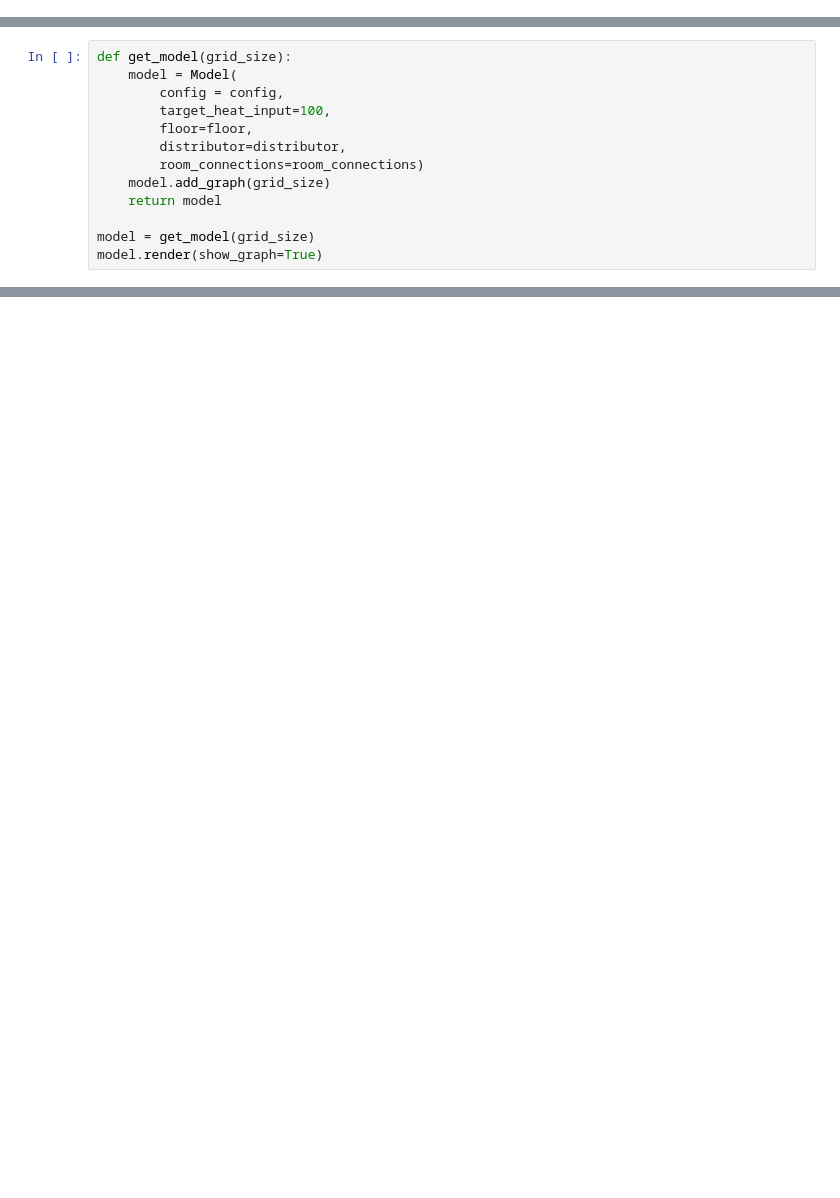
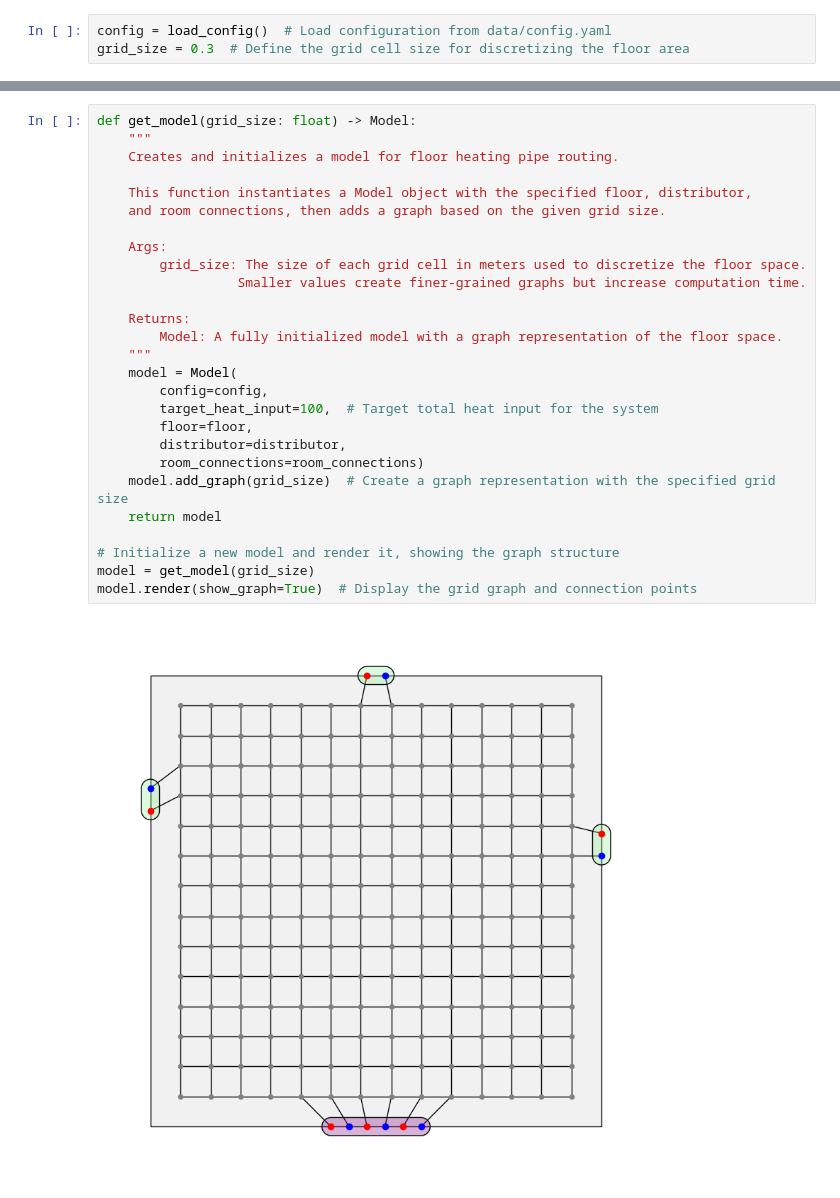
Before and after one commit to felixscode/opti-pipe, a Jupyter notebook: jupyter/proof.ipynb, the cells around one changed output, grey strips where cells are left out. Cells and saved outputs as stored; diff of their text form; blank space fills up the shorter version.

```diff
--- a/jupyter/proof.ipynb
+++ b/jupyter/proof.ipynb
@@ -14 +44,4 @@ grid_size = 0.2
+# %%
+config = load_config()  # Load configuration from data/config.yaml
+grid_size = 0.3  # Define the grid cell size for discretizing the floor area
 # %%
@@ -29,13 +79,0 @@ room_connections = (RoomConnection(config,output=Node(config,0,3.75,node_type=No
-# %%
-def get_model(grid_size):
-    model = Model(
-        config = config,
-        target_heat_input=100,
-        floor=floor,
-        distributor=distributor,
-        room_connections=room_connections)
-    model.add_graph(grid_size)
-    return model
-
-model = get_model(grid_size)
-model.render(show_graph=True)
@@ -60,0 +84,29 @@ model.render(show_graph=False,render_heat_distribution=False)
+# %%
+def get_model(grid_size: float) -> Model:
+    """
+    Creates and initializes a model for floor heating pipe routing.
+
+    This function instantiates a Model object with the specified floor, distributor,
+    and room connections, then adds a graph based on the given grid size.
+
+    Args:
+        grid_size: The size of each grid cell in meters used to discretize the floor space.
+                  Smaller values create finer-grained graphs but increase computation time.
+
+    Returns:
+        Model: A fully initialized model with a graph representation of the floor space.
+    """
+    model = Model(
+        config=config,
+        target_heat_input=100,  # Target total heat input for the system
+        floor=floor,
+        distributor=distributor,
+        room_connections=room_connections)
+    model.add_graph(grid_size)  # Create a graph representation with the specified grid size
+    return model
+
+# Initialize a new model and render it, showing the graph structure
+model = get_model(grid_size)
+model.render(show_graph=True)  # Display the grid graph and connection points
+# %% [output]
+[figure, added]
```
Also changed, not shown: parts of 15 cells of this notebook, 6 other files.
